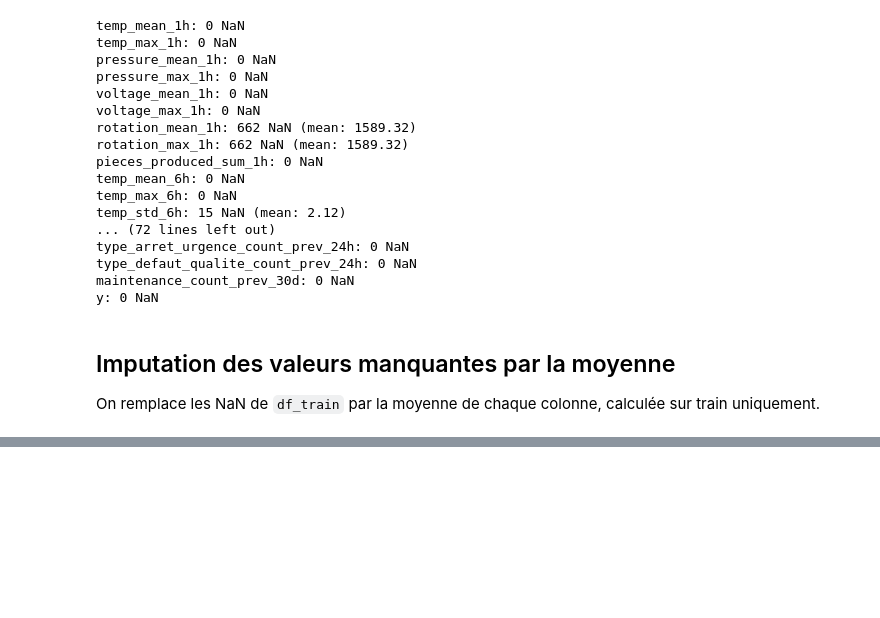
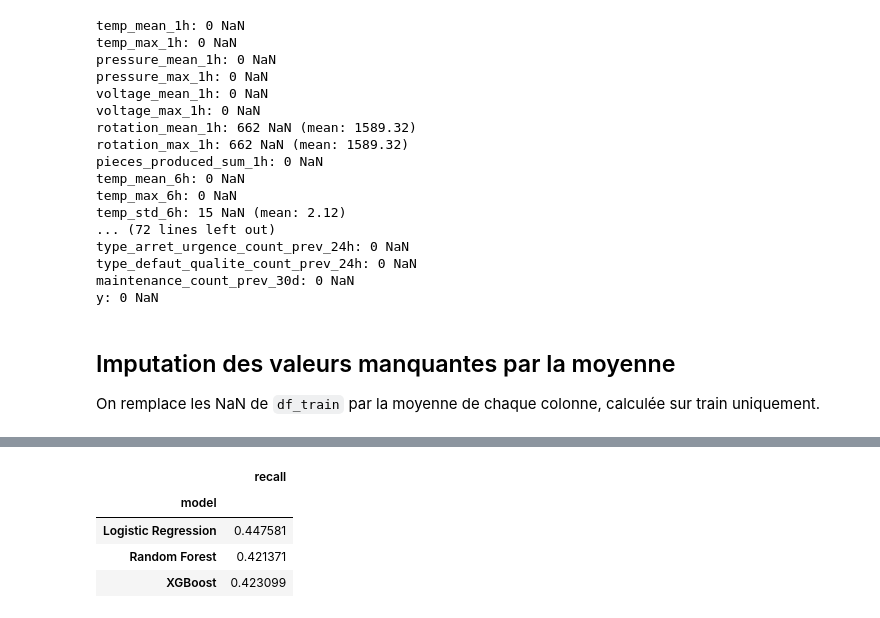
Before and after one commit to aurelien-V03/incidents-indus-ia, a Jupyter notebook: training_model.ipynb, the cells around one changed output, grey strips where cells are left out. Cells and saved outputs as stored; diff of their text form; code cells hidden in the pictures; blank space fills up the shorter version.

Commit message:
add recall

```diff
--- a/training_model.ipynb
+++ b/training_model.ipynb
@@ -228,0 +210,25 @@ XGBClassifier(base_score=None, booster=None, callbacks=None,
+# %%
+from sklearn.model_selection import TimeSeriesSplit
+from sklearn.metrics import average_precision_score
+
+tscv = TimeSeriesSplit(n_splits=5)
+
+cv_results = []
+for fold, (train_idx, val_idx) in enumerate(tscv.split(X_train), start=1):
+    X_fold_train, X_fold_val = X_train.iloc[train_idx], X_train.iloc[val_idx]
+    y_fold_train, y_fold_val = y_train.iloc[train_idx], y_train.iloc[val_idx]
+
+    for model_name, model in [
+        ("Logistic Regression", LogisticRegression(class_weight="balanced", max_iter=1000)),
+        ("Random Forest", RandomForestClassifier(class_weight="balanced", random_state=42)),
+        ("XGBoost", XGBClassifier(scale_pos_weight=scale_pos_weight, random_state=42)),
+    ]:
+        model.fit(X_fold_train, y_fold_train)
+        y_proba = model.predict_proba(X_fold_val)[:, 1]
+        cv_results.append({
+            "fold": fold,
+            "model": model_name,
+            "pr_auc": average_precision_score(y_fold_val, y_proba),
+        })
+
+pd.DataFrame(cv_results).pivot(index="fold", columns="model", values="pr_auc")
@@ -228,0 +237,3 @@ XGBClassifier(base_score=None, booster=None, callbacks=None,
+# %%
+X_validation, y_validation = df_validation[feature_cols], df_validation["y"]
+X_test, y_test = df_test[feature_cols], df_test["y"]
@@ -228,0 +301,22 @@ XGBClassifier(base_score=None, booster=None, callbacks=None,
+# %%
+from sklearn.metrics import recall_score
+
+recall_results = []
+for model_name, model in [
+    ("Logistic Regression", log_reg),
+    ("Random Forest", random_forest),
+    ("XGBoost", xgboost_model),
+]:
+    y_pred = (model.predict_proba(X_validation)[:, 1] >= threshold).astype(int)
+    recall_results.append({
+        "model": model_name,
+        "recall": recall_score(y_validation, y_pred),
+    })
+
+pd.DataFrame(recall_results).set_index("model")
+# %% [output]
+|  | recall |
+| model |  |
+| Logistic Regression | 0.447581 |
+| Random Forest | 0.421371 |
+| XGBoost | 0.423099 |
```
Also changed, not shown: parts of 24 cells of this notebook.
